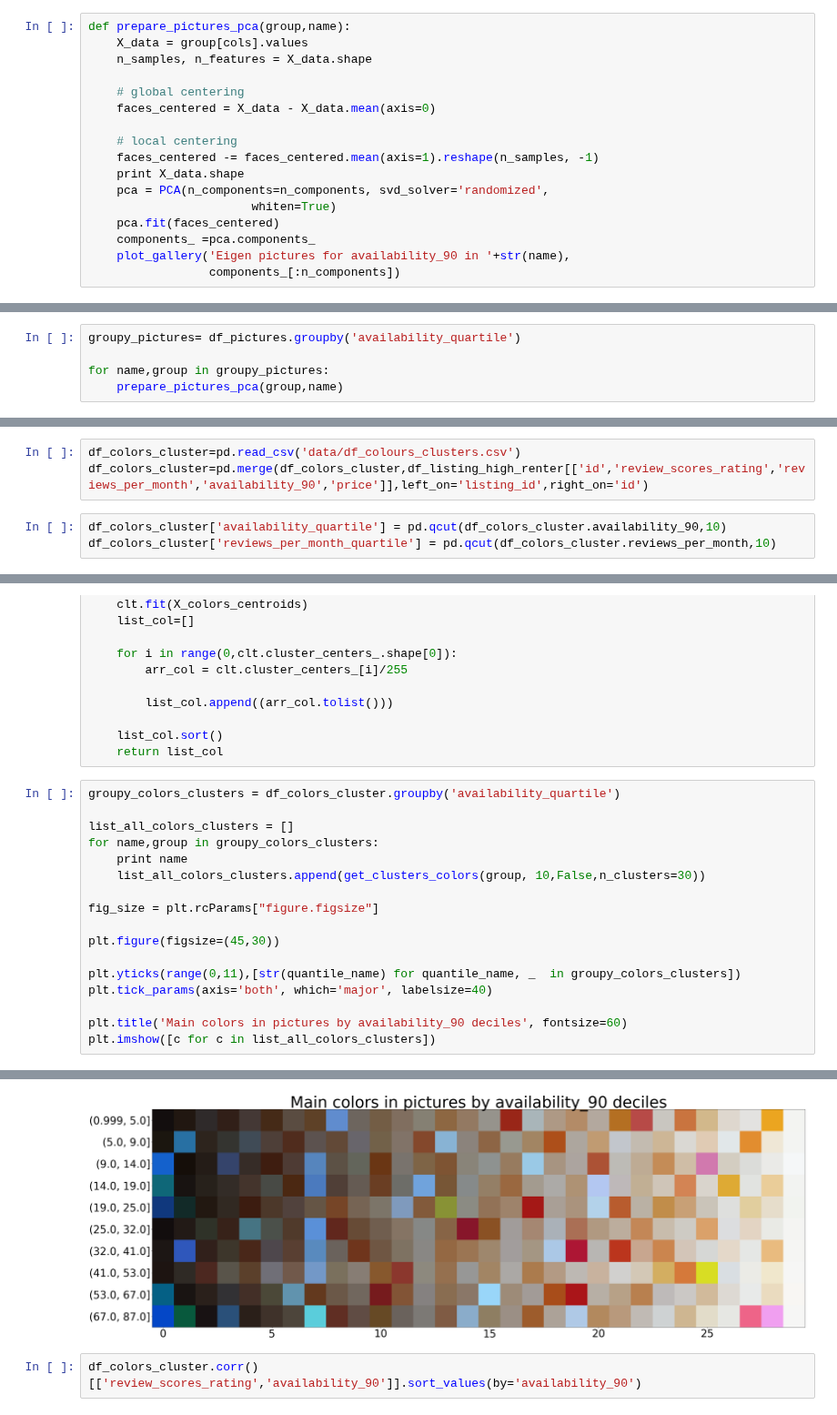
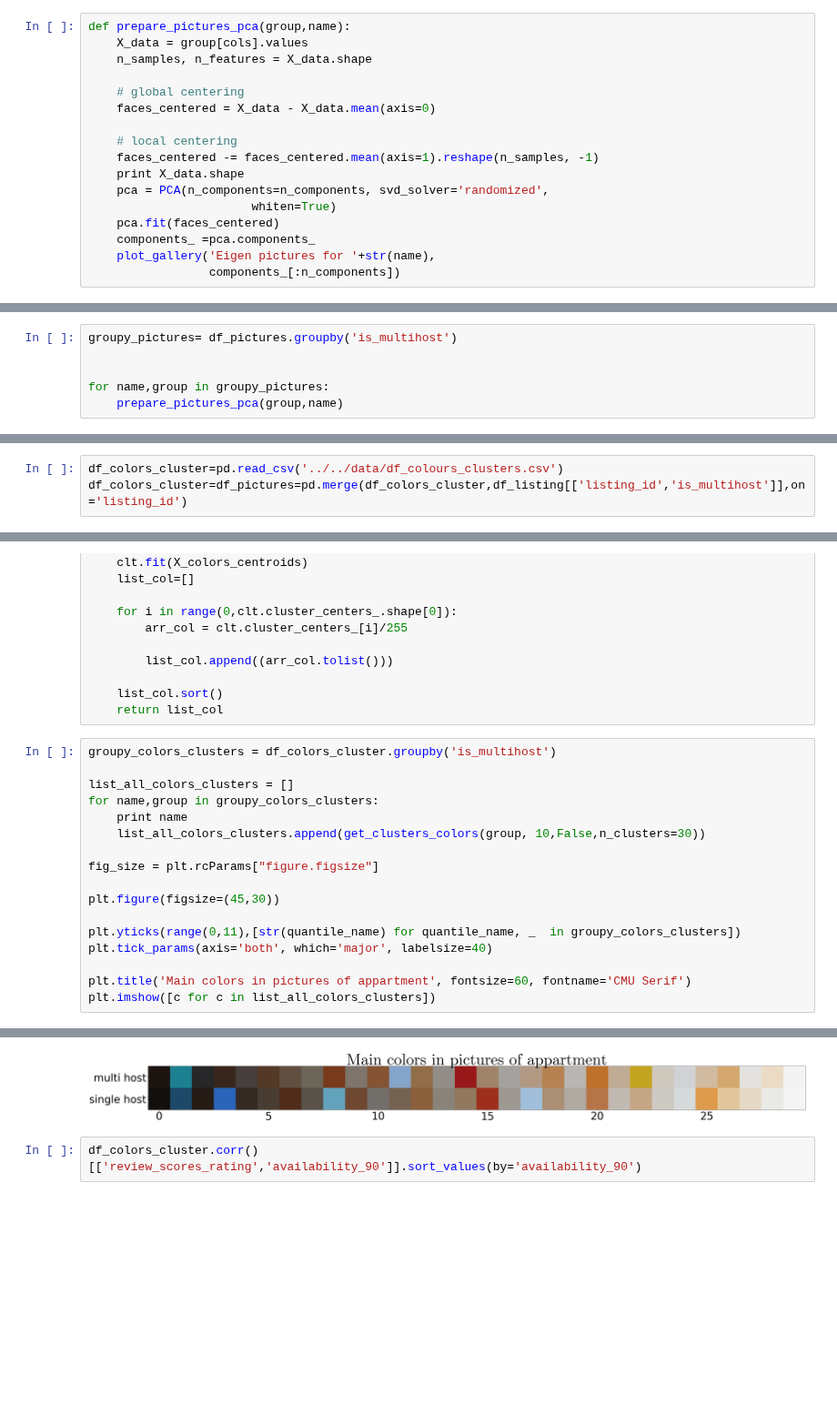
Before and after one commit to clementlefevre/udacity_ML, a Jupyter notebook: capstone_project/src/python/Pictures_Analysis.ipynb, the cells around one changed output, grey strips where cells are left out. Shown at 91% size. Cells and saved outputs as stored; diff of their text form; blank space fills up the shorter version.

```diff
--- a/capstone_project/src/python/Pictures_Analysis.ipynb
+++ b/capstone_project/src/python/Pictures_Analysis.ipynb
@@ -157,5 +75,5 @@ def prepare_pictures_pca(group,name):
                        whiten=True)
     pca.fit(faces_centered)
     components_ =pca.components_
-    plot_gallery('Eigen pictures for availability_90 in '+str(name),
+    plot_gallery('Eigen pictures for '+str(name),
                  components_[:n_components])
@@ -162,5 +82,6 @@ def prepare_pictures_pca(group,name):
 # %%
-groupy_pictures= df_pictures.groupby('availability_quartile')
+groupy_pictures= df_pictures.groupby('is_multihost')
+
 
 for name,group in groupy_pictures:
     prepare_pictures_pca(group,name)
@@ -213,11 +131,8 @@ df_pictures['PC_2'] = X_transformed[:, 2]
 # %% [markdown]
 ## Colors Rainbows
 # %%
-df_colors_cluster=pd.read_csv('data/df_colours_clusters.csv')
-df_colors_cluster=pd.merge(df_colors_cluster,df_listing_high_renter[['id','review_scores_rating','reviews_per_month','availability_90','price']],left_on='listing_id',right_on='id')
+df_colors_cluster=pd.read_csv('../../data/df_colours_clusters.csv')
+df_colors_cluster=df_pictures=pd.merge(df_colors_cluster,df_listing[['listing_id','is_multihost']],on='listing_id')
-# %%
-df_colors_cluster['availability_quartile'] = pd.qcut(df_colors_cluster.availability_90,10)
-df_colors_cluster['reviews_per_month_quartile'] = pd.qcut(df_colors_cluster.reviews_per_month,10)
 # %%
 def get_clusters_colors(df,availability_90, higher=True,n_clusters=10):
 
@@ -235,7 +150,7 @@ def get_clusters_colors(df,availability_90, higher=True,n_clusters=10):
     list_col.sort()
     return list_col
 # %%
-groupy_colors_clusters = df_colors_cluster.groupby('availability_quartile')
+groupy_colors_clusters = df_colors_cluster.groupby('is_multihost')
 
 list_all_colors_clusters = []
 for name,group in groupy_colors_clusters:
@@ -249,6 +164,6 @@ plt.figure(figsize=(45,30))
 plt.yticks(range(0,11),[str(quantile_name) for quantile_name, _  in groupy_colors_clusters])
 plt.tick_params(axis='both', which='major', labelsize=40)
 
-plt.title('Main colors in pictures by availability_90 deciles', fontsize=60)
+plt.title('Main colors in pictures of appartment', fontsize=60, fontname='CMU Serif')
 plt.imshow([c for c in list_all_colors_clusters])
 # %% [output]
@@ -265,5 +172,5 @@ plt.imshow([c for c in list_all_colors_clusters])
 <matplotlib.image.AxesImage at 0x...>
-[figure, old version]
+[figure, new version]
 # %%
 df_colors_cluster.corr()[['review_scores_rating','availability_90']].sort_values(by='availability_90')
 # %% [output]
```
Also changed, not shown: parts of 14 cells of this notebook, 24 other files.
